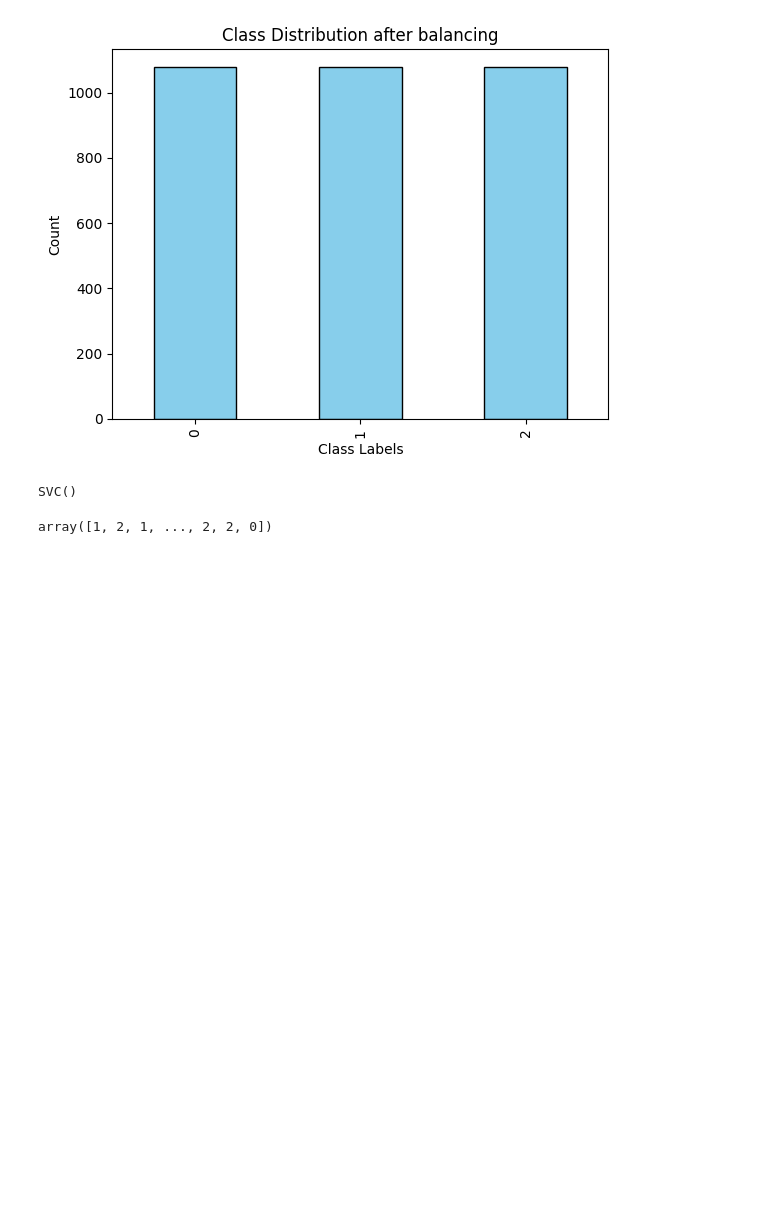
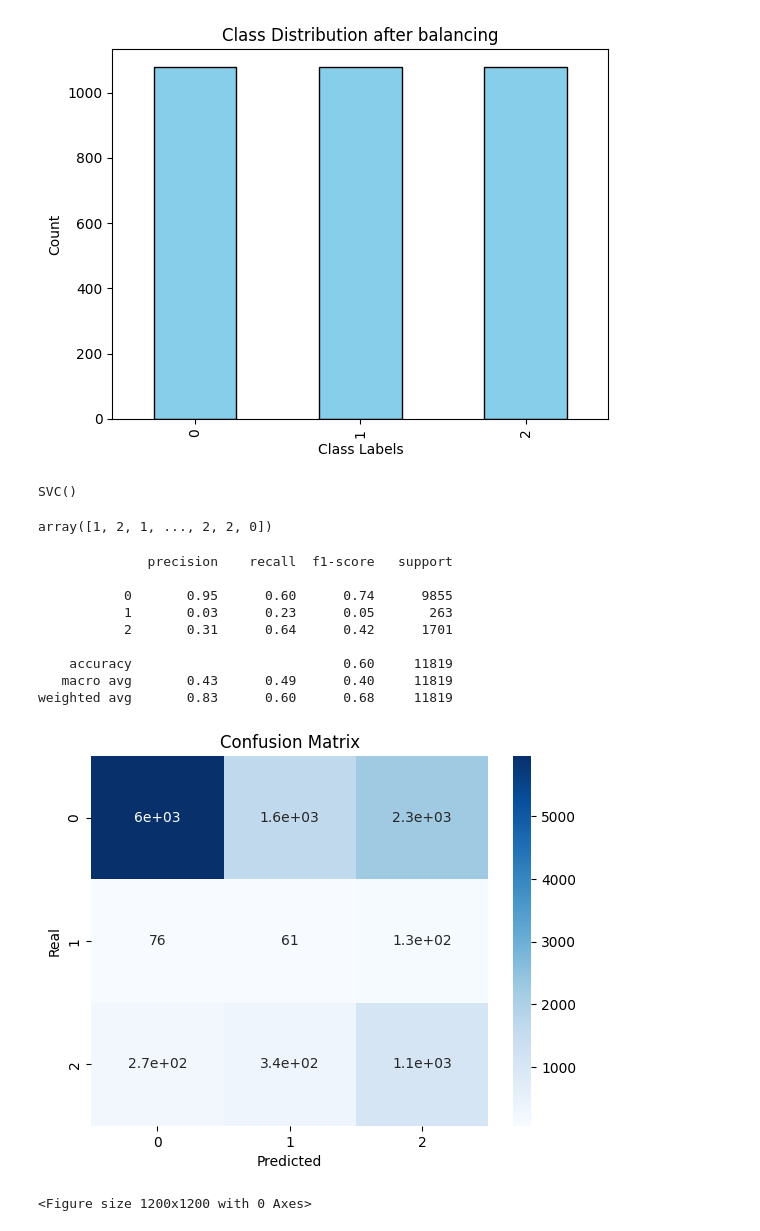
Before and after one commit to zackinthebush/exam_git, a Jupyter notebook: template_branche.ipynb, the cells around one changed output. Cells and saved outputs as stored; diff of their text form; code cells hidden in the pictures; blank space fills up the shorter version.

```diff
--- a/template_branche.ipynb
+++ b/template_branche.ipynb
@@ -177,7 +177,26 @@ pred
 array([1, 2, 1, ..., 2, 2, 0])
 # %%
 # Evaluate model predictions
-#print(f'Classification_report:\n {classification_report(y_test,pred)}')
+confusion_mat = confusion_matrix(test['Diabetes_012'], pred)
+sns.heatmap(confusion_mat, annot=True, cmap='Blues')
+plt.xlabel('Predicted')
+plt.ylabel('Real')
+plt.title('Confusion Matrix')
+plt.figure(figsize=(12,12))
+rep = classification_report(test['Diabetes_012'], pred)
+print(rep)
+# %% [output]
+              precision    recall  f1-score   support
+
+           0       0.95      0.60      0.74      9855
+           1       0.03      0.23      0.05       263
+           2       0.31      0.64      0.42      1701
+
+    accuracy                           0.60     11819
+   macro avg       0.43      0.49      0.40     11819
+weighted avg       0.83      0.60      0.68     11819
+[figure, added]
+<Figure size 1200x1200 with 0 Axes>
 # %%
 # Export model
 pickle.dump(clf, open("classification_model.pkl", "wb"))
```
Also changed, not shown: parts of 1 cell of this notebook.
